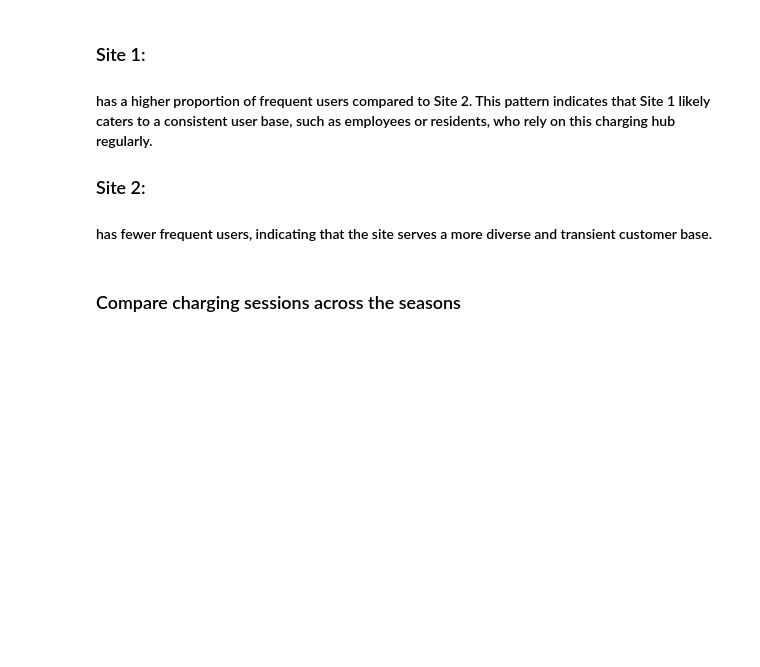
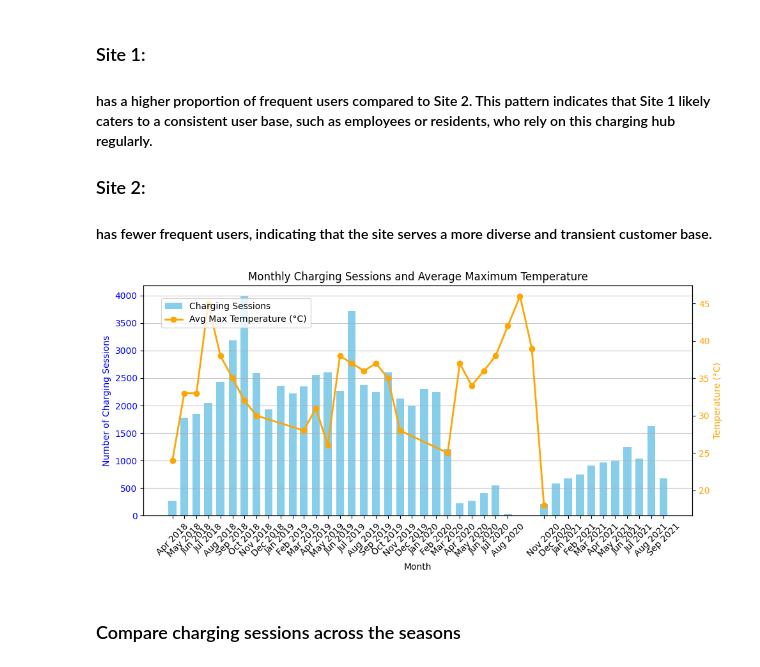
Before and after one commit to JanRkck/AA24, a Jupyter notebook: SiteCharacteristics.ipynb, the cells around one changed output. Drawn from its saved outputs; the diff is of its cells as text; code cells hidden in the pictures; blank space fills up the shorter version.

Commit message:
fixed errors on sitecharacteristics

```diff
--- a/SiteCharacteristics.ipynb
+++ b/SiteCharacteristics.ipynb
@@ -5,6 +5,7 @@ import seaborn as sns
 import matplotlib.pyplot as plt
 # %%
 df = pd.read_csv("data/charging_sessions.csv")
+weather = pd.read_csv("data/cleaned_weather_data.csv")
 # %%
 df['connectionTime'] = pd.to_datetime(df['connectionTime'], errors='coerce')
 df['disconnectTime'] = pd.to_datetime(df['disconnectTime'], errors='coerce')
@@ -172,6 +146,58 @@ plt.show()
 #### has a higher proportion of frequent users compared to Site 2. This pattern indicates that Site 1 likely caters to a consistent user base, such as employees or residents, who rely on this charging hub regularly.
 ### Site 2:
 #### has fewer frequent users, indicating that the site serves a more diverse and transient customer base.
+# %%
+import matplotlib.pyplot as plt
+import pandas as pd
+
+# Konvertiere die Zeitspalten in Datetime-Objekte
+df['connectionTime'] = pd.to_datetime(df['connectionTime'])
+weather['timestamp'] = pd.to_datetime(weather['timestamp'], errors='coerce')
+
+# Füge eine Monatsspalte hinzu
+df['month'] = df['connectionTime'].dt.to_period('M')
+weather['month'] = weather['timestamp'].dt.to_period('M')
+
+# Berechne die Anzahl der Ladesitzungen pro Monat
+charging_sessions_per_month = df.groupby('month').size()
+
+# Berechne die durchschnittliche maximale Temperatur pro Monat
+average_max_temperature_per_month = weather.groupby('month')['temperature'].max()
+
+# Konvertiere den Index zurück zu Datetime für die Visualisierung
+charging_sessions_per_month.index = charging_sessions_per_month.index.to_timestamp()
+average_max_temperature_per_month.index = average_max_temperature_per_month.index.to_timestamp()
+
+# Erstelle das Diagramm
+fig, ax1 = plt.subplots(figsize=(10, 5))
+
+# Balkendiagramm für die Ladesitzungen
+bar_width = 20  # Breite der Balken
+ax1.bar(charging_sessions_per_month.index, charging_sessions_per_month,
+        color='skyblue', label='Charging Sessions', width=bar_width)
+ax1.set_xlabel('Month')
+ax1.set_ylabel('Number of Charging Sessions', color='blue')
+ax1.tick_params(axis='y', labelcolor='blue')
+ax1.set_title('Monthly Charging Sessions and Average Maximum Temperature')
+ax1.grid(axis='y', alpha=0.7)
+
+# Liniendiagramm für die maximale Temperatur
+ax2 = ax1.twinx()
+ax2.plot(average_max_temperature_per_month.index, average_max_temperature_per_month,
+         color='orange', label='Avg Max Temperature (°C)', linewidth=2, marker='o')
+ax2.set_ylabel('Temperature (°C)', color='orange')
+ax2.tick_params(axis='y', labelcolor='orange')
+
+# Formatierung der X-Achse
+ax1.set_xticks(charging_sessions_per_month.index)  # Zeigt nur die Monate
+ax1.set_xticklabels(charging_sessions_per_month.index.strftime('%b %Y'), rotation=45)
+
+# Legenden und Layout
+fig.legend(loc='upper left', bbox_to_anchor=(0.1, 0.9))
+plt.tight_layout()
+plt.show()
+# %% [output]
+[figure, added]
 # %% [markdown]
 ### Compare charging sessions across the seasons
 # %%
```
Also changed, not shown: parts of 4 cells of this notebook.
